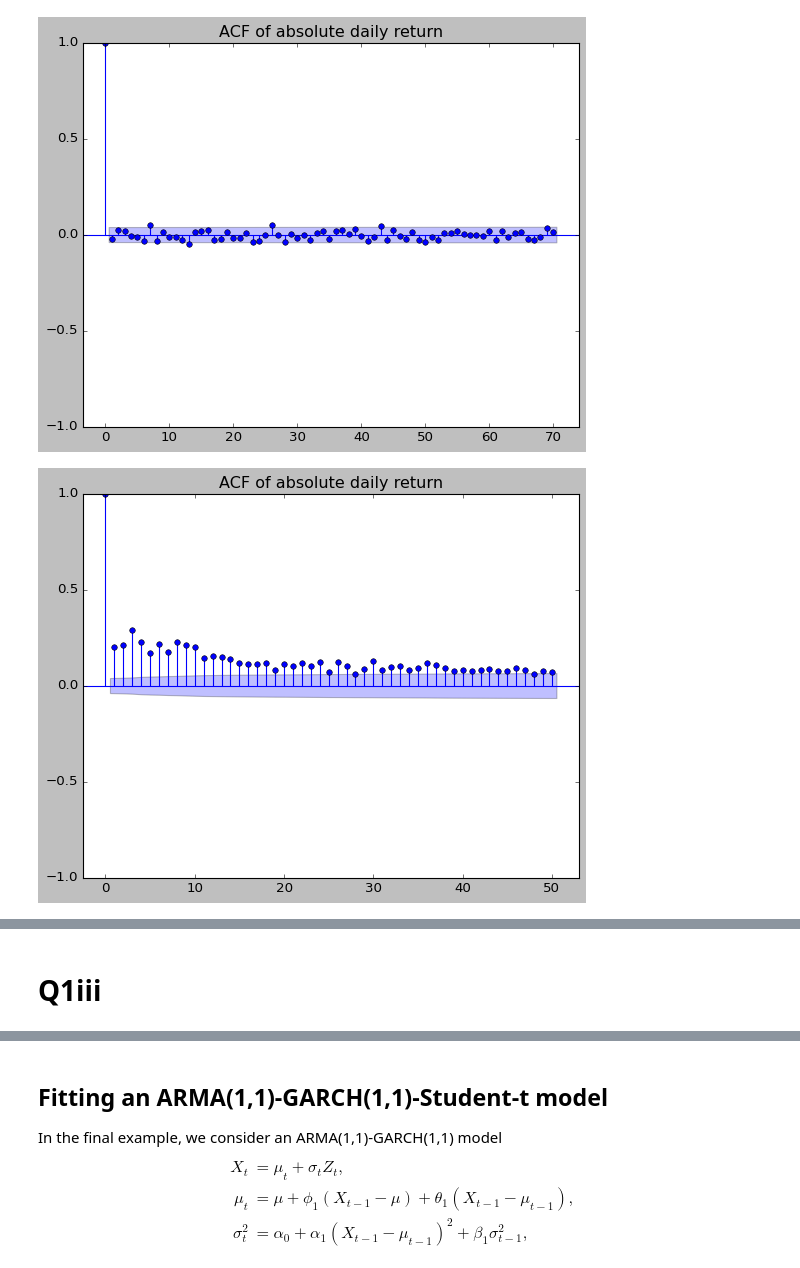
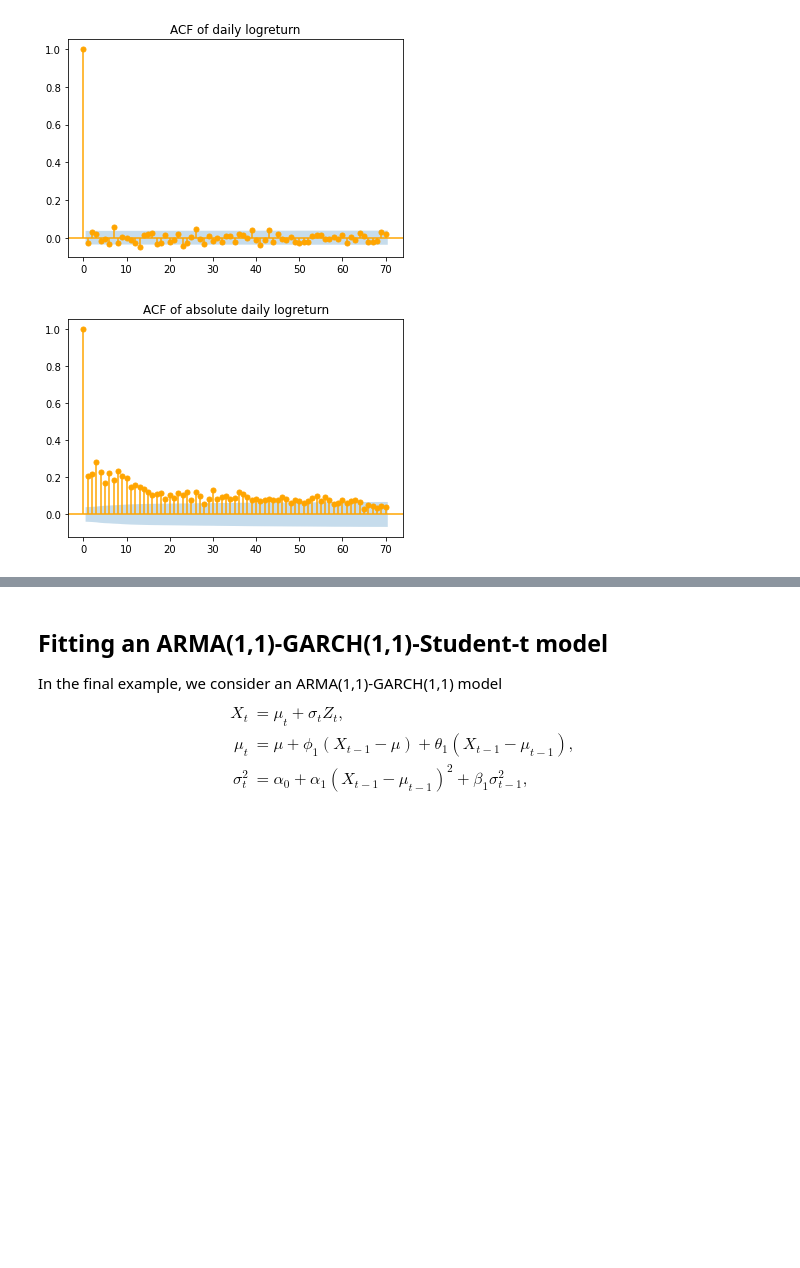
Before and after one commit to georgec123/qrm, a Jupyter notebook: QRM_Assesment_1_PART_A_New_version.ipynb, the cells around one changed output, grey strips where cells are left out. Cells and saved outputs as stored; diff of their text form; code cells hidden in the pictures; blank space fills up the shorter version.

```diff
--- a/QRM_Assesment_1_PART_A_New_version.ipynb
+++ b/QRM_Assesment_1_PART_A_New_version.ipynb
@@ -1,18 +0,0 @@
-# %%
-import numpy as np
-import pandas as pd
-import matplotlib.pyplot as plt
-import seaborn as sns
-from scipy.stats import skew, kurtosis, norm
-plt.style.use('classic')
-SX5Edata = pd.read_csv(r'./data/QRM-2022-cw1-data-a.csv',header=0, parse_dates=[0], index_col=0)
-#SX5Edata.pop(SX5Edata.columns[0])
-SX5Edata['simplereturn'] = SX5Edata['SX5E'].pct_change()
-SX5Edata['logreturn'] = np.log(1 + SX5Edata['simplereturn'])
-#aux1 = SX5Edata['SX5E']
-#logreturns = np.log(aux1[1:] / aux1[:-1])
-#SX5Edata['logreturnaux'] = logreturns
-
-# Multiply the return values by 100 so they represent percentage values
-SX5Edata['simplereturn']  = SX5Edata['simplereturn']  * 100
-SX5Edata['logreturn'] = SX5Edata['logreturn'] * 100
@@ -59,11 +64,14 @@ Skewness is -> -0.7774975256432138
 # %%
-import statsmodels.api as sm
-sm.graphics.tsa.plot_acf(SX5Edata['logreturn'].dropna(), lags=70, title="ACF of absolute daily return")
+my_color = "orange"
+sm.graphics.tsa.plot_acf(SX5Edata['logreturn'].dropna(),alpha=0.07, lags=50,color=my_color, vlines_kwargs={"colors": my_color},
+                         title="ACF of daily logreturn")
 plt.show()
-sm.graphics.tsa.plot_acf(np.abs(SX5Edata['logreturn']).dropna(), lags=50, title="ACF of absolute daily return")
-sm.graphics.tsa.plot_acf(np.power(SX5Edata['logreturn'],2).dropna(), lags=50, title="ACF of absolute daily return")
-
+sm.graphics.tsa.plot_acf(np.abs(SX5Edata['logreturn']).dropna(), lags=50,color=my_color, vlines_kwargs={"colors": my_color},
+                         title="ACF of absolute daily logreturn")
 plt.show()
+sm.graphics.tsa.plot_acf((SX5Edata['logreturn'].dropna())**2, lags=50,color=my_color, vlines_kwargs={"colors": my_color},
+                         title="ACF of squared daily logreturn")
+plt.show()
 # %% [output]
-[figure, old version]
+[figure, new version]
-[figure, old version]
+[figure, new version]
@@ -71,2 +78,0 @@ plt.show()
-# %% [markdown]
-# Q1iii
```
Also changed, not shown: parts of 22 cells of this notebook.
